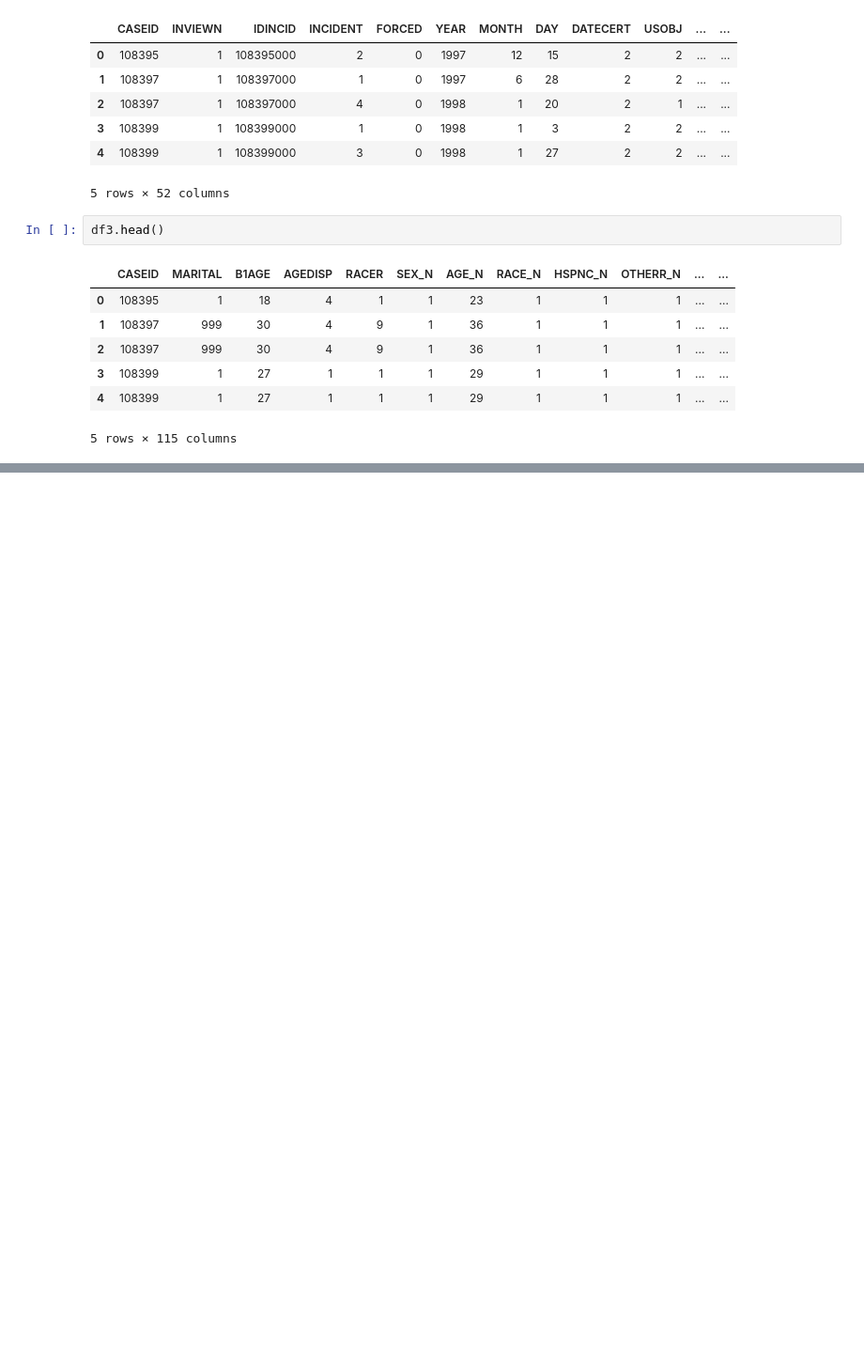
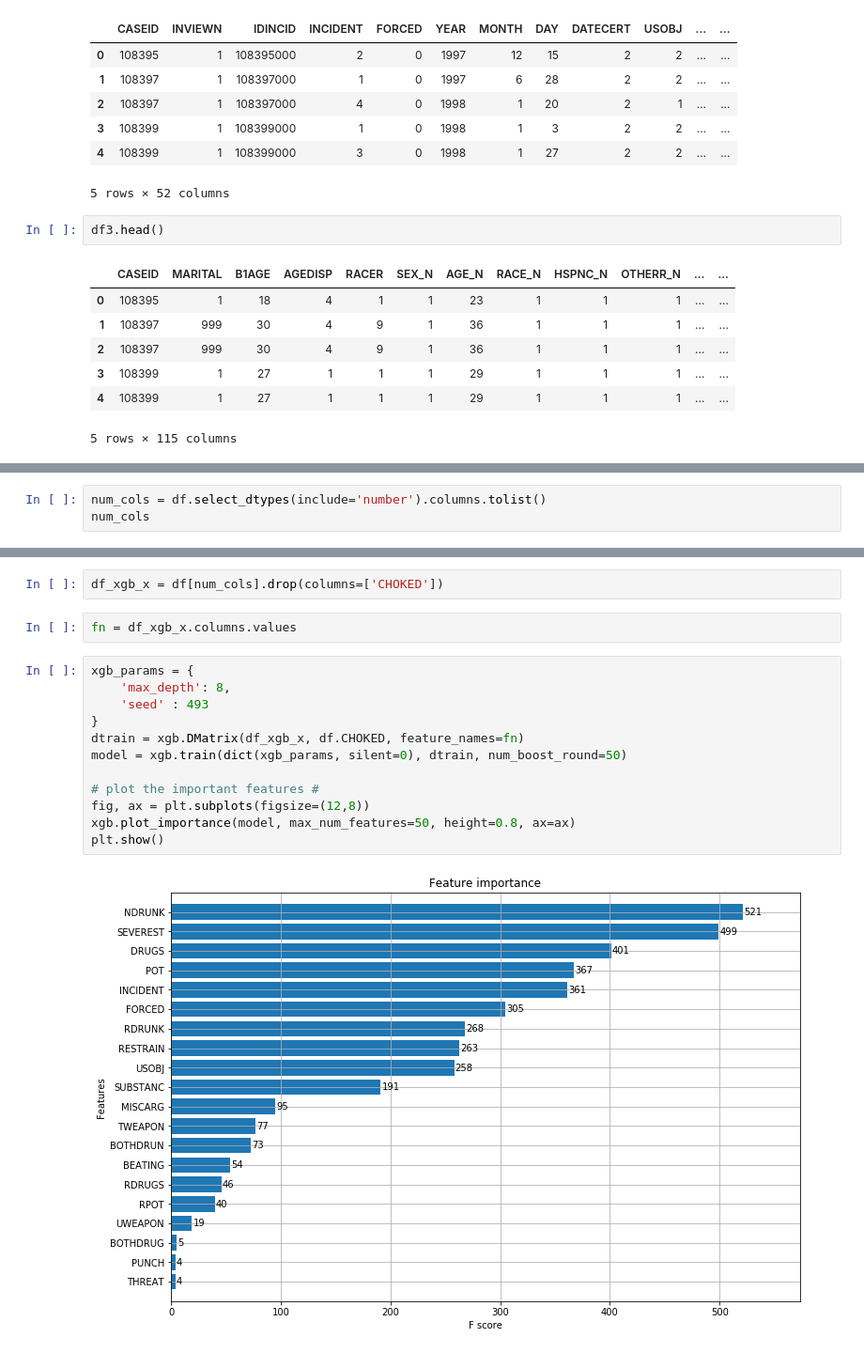
Before and after one commit to jesseanddd/domestic-violence, a Jupyter notebook: chicago-dd.ipynb, the cells around one changed output, grey strips where cells are left out. Shown at 94% size. Cells and saved outputs as stored; diff of their text form; blank space fills up the shorter version.

```diff
--- a/chicago-dd.ipynb
+++ b/chicago-dd.ipynb
@@ -42,0 +251,3 @@ df3.head()
+# %%
+num_cols = df.select_dtypes(include='number').columns.tolist()
+num_cols
@@ -42,0 +272,18 @@ df3.head()
+# %%
+df_xgb_x = df[num_cols].drop(columns=['CHOKED'])
+# %%
+fn = df_xgb_x.columns.values
+# %%
+xgb_params = {
+    'max_depth': 8,
+    'seed' : 493
+}
+dtrain = xgb.DMatrix(df_xgb_x, df.CHOKED, feature_names=fn)
+model = xgb.train(dict(xgb_params, silent=0), dtrain, num_boost_round=50)
+
+# plot the important features #
+fig, ax = plt.subplots(figsize=(12,8))
+xgb.plot_importance(model, max_num_features=50, height=0.8, ax=ax)
+plt.show()
+# %% [output]
+[figure, added]
```
Also changed, not shown: parts of 25 cells of this notebook.
